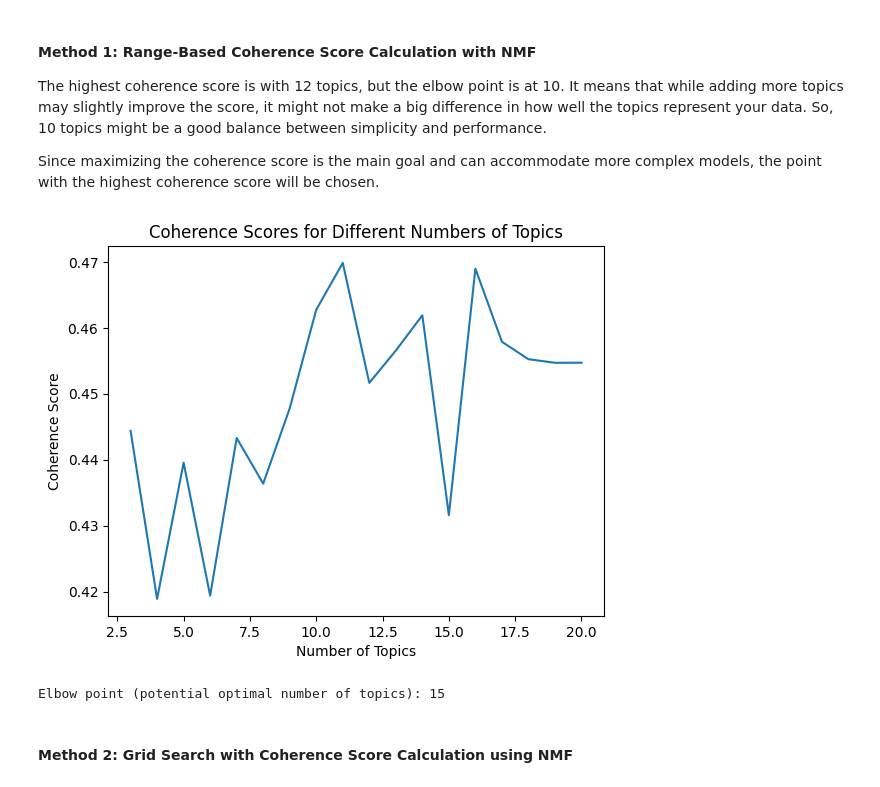
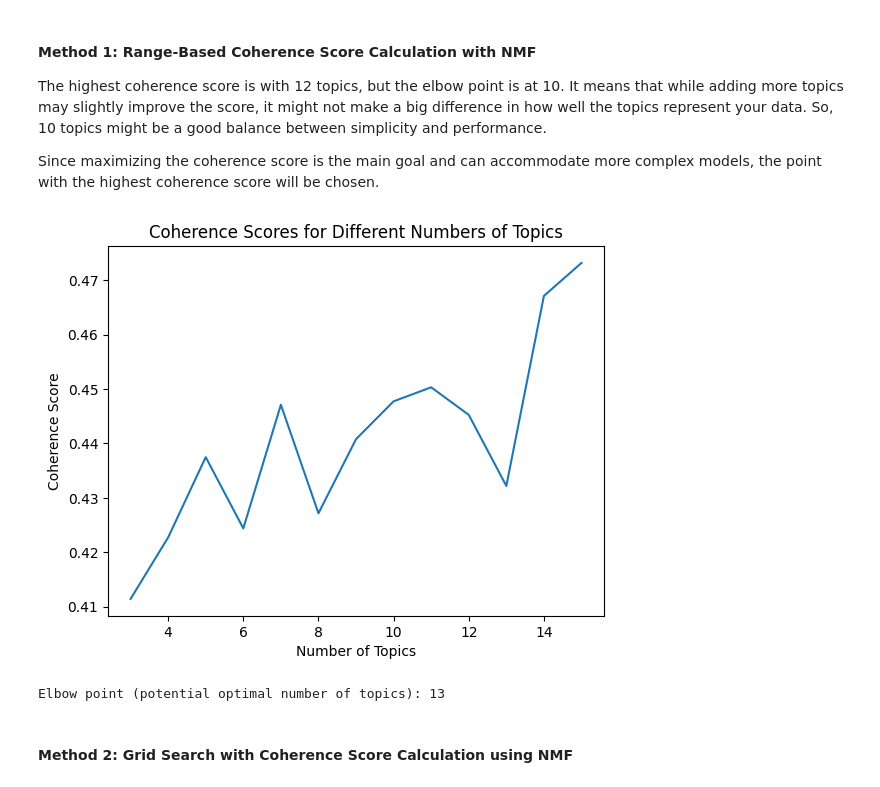
Before and after one commit to RainChew/Topic-Modeling-for-Research-Articles, a Jupyter notebook: NMF.ipynb, the cells around one changed output. Drawn from its saved outputs; the diff is of its cells as text; code cells hidden in the pictures.

```diff
--- a/NMF.ipynb
+++ b/NMF.ipynb
@@ -78,34 +80,34 @@ Since maximizing the coherence score is the main goal and can accommodate more c
 # %%
 # Calculate coherence scores for different numbers of topics
 min_topics = 3
-max_topics = 20  # manual decided set a reasonably high value
+max_topics = 15  # manual decided set a reasonably high value
 
 coherence_values = []
 
 for num_topics in range(min_topics, max_topics + 1):
     nmf_model = Nmf(corpus, num_topics=num_topics, id2word=dictionary, passes=10)
 
     # Generate topic coherence scores (not inherent in NMF, so using LDA coherence calculation method)
     coherence_model = CoherenceModel(model=nmf_model, texts=abstract, dictionary=dictionary, coherence='c_v')
     coherence_score = coherence_model.get_coherence()
     coherence_values.append(coherence_score)
 
 # Plot coherence scores
 x = range(min_topics, max_topics + 1)
 plt.plot(x, coherence_values)
 plt.xlabel("Number of Topics")
 plt.ylabel("Coherence Score")
 plt.title("Coherence Scores for Different Numbers of Topics")
 plt.show()
 
 # Find the elbow point
 differences = np.diff(coherence_values)
 elbow_point = np.argmax(differences) + min_topics
 
 print(f"Elbow point (potential optimal number of topics): {elbow_point}")
 # %% [output]
-[figure, old version]
+[figure, new version]
-Elbow point (potential optimal number of topics): 15
+Elbow point (potential optimal number of topics): 13
 # %% [markdown]
 #### Method 2: Grid Search with Coherence Score Calculation using NMF
 # %%
```
Also changed, not shown: parts of 18 cells of this notebook.
